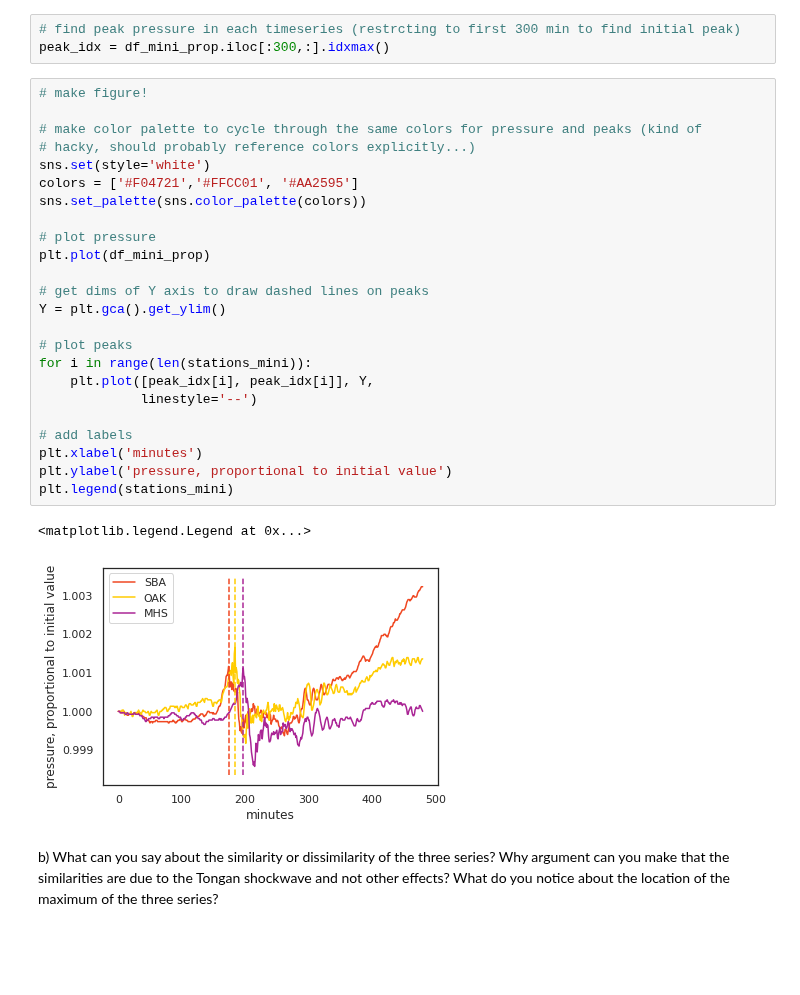
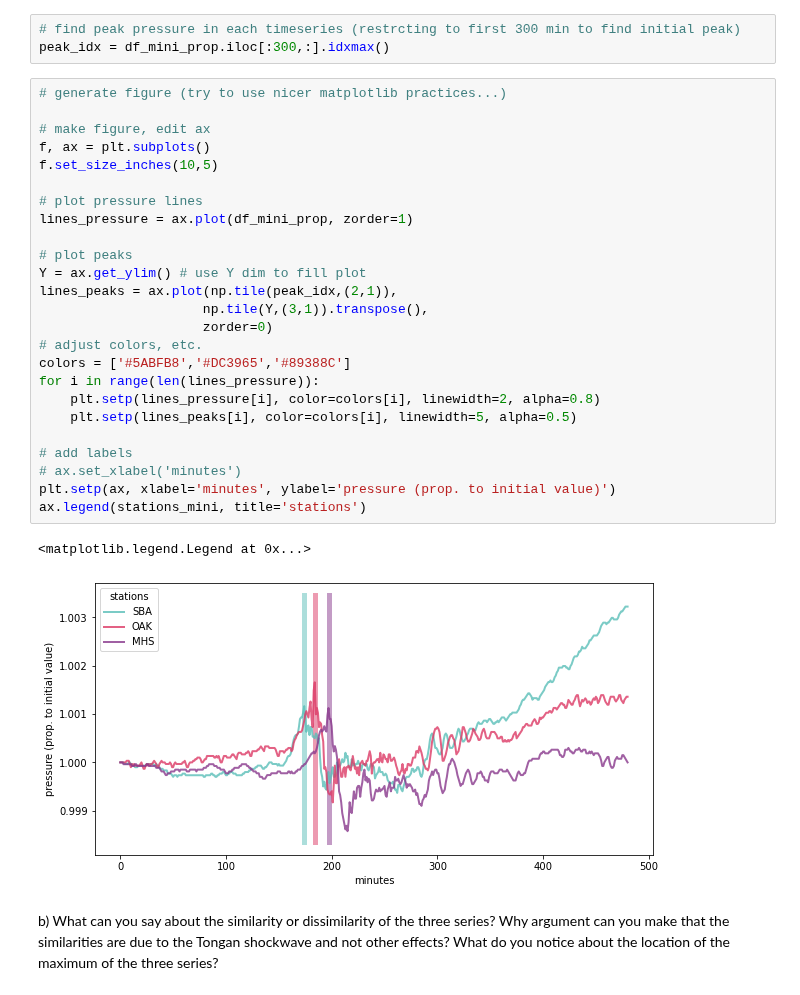
Before and after one commit to zbalewski/python-ay250-homework, a Jupyter notebook: hw_2/hw_2.ipynb, the cells around one changed output. Saved outputs shown, nothing was run; the diff lists cells and outputs as text; blank space fills up the shorter version.

```diff
--- a/hw_2/hw_2.ipynb
+++ b/hw_2/hw_2.ipynb
@@ -71,33 +73,34 @@ df_mini_prop = df_mini/initial_values
 # %%
 # find peak pressure in each timeseries (restrcting to first 300 min to find initial peak)
 peak_idx = df_mini_prop.iloc[:300,:].idxmax()
-# %%
-# make figure!
-
-# make color palette to cycle through the same colors for pressure and peaks (kind of
-# hacky, should probably reference colors explicitly...)
-sns.set(style='white')
-colors = ['#F04721','#FFCC01', '#AA2595']
-sns.set_palette(sns.color_palette(colors))
-
-# plot pressure
-plt.plot(df_mini_prop)
-
-# get dims of Y axis to draw dashed lines on peaks
-Y = plt.gca().get_ylim()
-
-# plot peaks
-for i in range(len(stations_mini)):
-    plt.plot([peak_idx[i], peak_idx[i]], Y,
-             linestyle='--')
-
-# add labels
-plt.xlabel('minutes')
-plt.ylabel('pressure, proportional to initial value')
-plt.legend(stations_mini)
-# %% [output]
-<matplotlib.legend.Legend at 0x...>
-[figure, removed]
+# %%
+# generate figure (try to use nicer matplotlib practices...)
+
+# make figure, edit ax
+f, ax = plt.subplots()
+f.set_size_inches(10,5)
+
+# plot pressure lines
+lines_pressure = ax.plot(df_mini_prop, zorder=1)
+
+# plot peaks
+Y = ax.get_ylim() # use Y dim to fill plot
+lines_peaks = ax.plot(np.tile(peak_idx,(2,1)),
+                     np.tile(Y,(3,1)).transpose(),
+                     zorder=0)
+# adjust colors, etc.
+colors = ['#5ABFB8','#DC3965','#89388C']
+for i in range(len(lines_pressure)):
+    plt.setp(lines_pressure[i], color=colors[i], linewidth=2, alpha=0.8)
+    plt.setp(lines_peaks[i], color=colors[i], linewidth=5, alpha=0.5)
+
+# add labels
+# ax.set_xlabel('minutes')
+plt.setp(ax, xlabel='minutes', ylabel='pressure (prop. to initial value)')
+ax.legend(stations_mini, title='stations')
+# %% [output]
+<matplotlib.legend.Legend at 0x...>
+[figure, added]
 # %% [markdown]
 b) What can you say about the similarity or dissimilarity of the three series? Why argument can you make that the similarities are due to the Tongan shockwave and not other effects? What do you notice about the location of the maximum of the three series?
 # %% [markdown]
```
Also changed, not shown: parts of 16 cells of this notebook.
